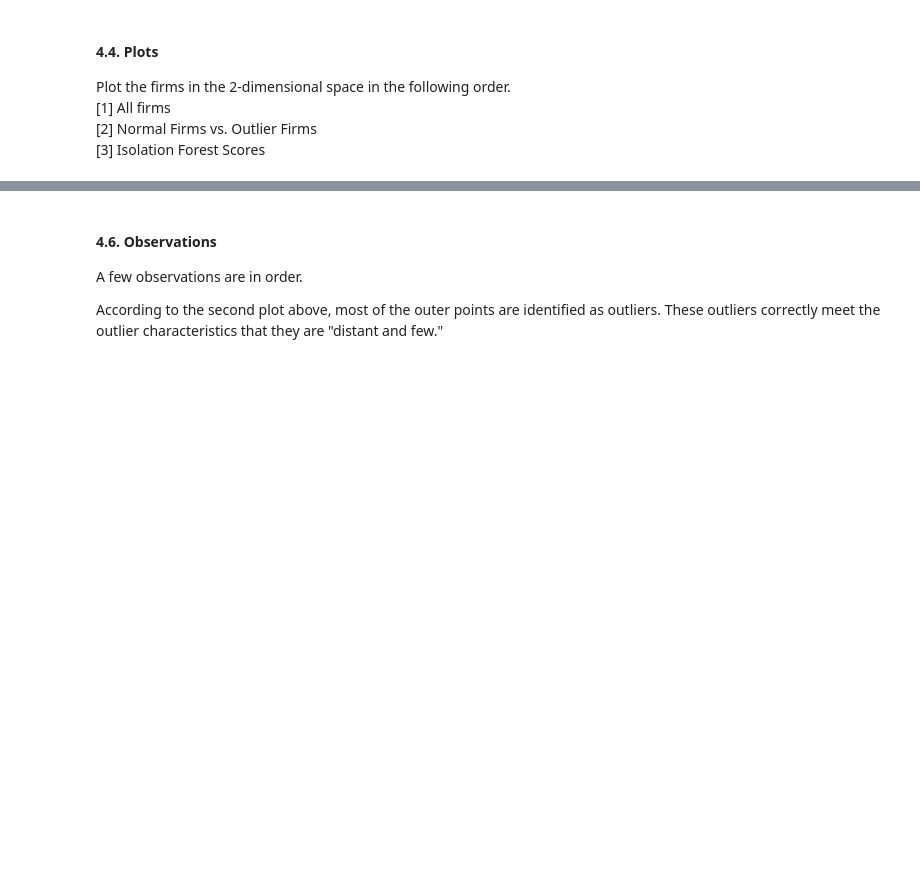
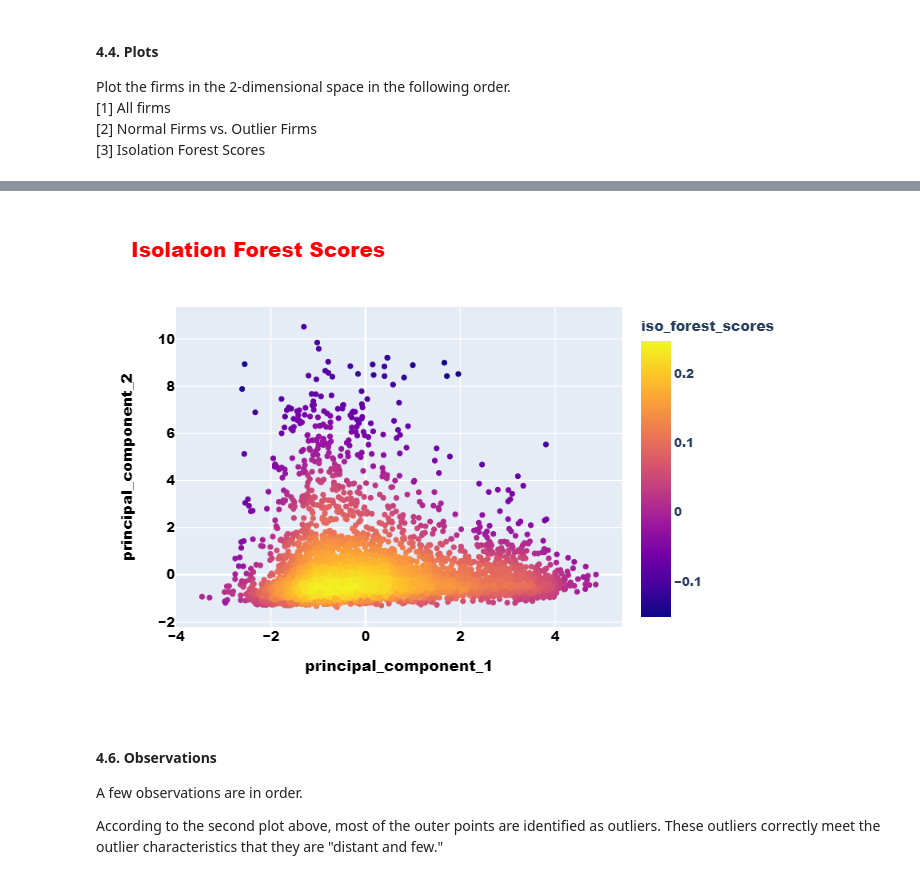
Before and after one commit to youngdataspace/Detect-Outliers-Using-Isolation-Forest, a Jupyter notebook: detect_outliers.ipynb, the cells around one changed output, grey strips where cells are left out. Cells and saved outputs as stored; diff of their text form; code cells hidden in the pictures; blank space fills up the shorter version.

```diff
--- a/detect_outliers.ipynb
+++ b/detect_outliers.ipynb
@@ -303,4 +303,4 @@ plot_firms(dataframe=pca_df, title="Normal Firms vs. Outlier Firms", color='iso_
 # %%
 # [3] Isolation Forest Scores
-plot_firms(dataframe=pca_df, title="Isolation Forest Scores", color='iso_forest_scores').show()
+plot_firms(dataframe=pca_df, title="Isolation Forest Scores", color='iso_forest_scores').show("png")
 # %% [output]
@@ -308,3 +307,4 @@ plot_firms(dataframe=pca_df, title="Isolation Forest Scores", color='iso_forest_
+[figure, added]
 # %% [markdown]
 #### 4.6. Observations
 A few observations are in order.
```
Also changed, not shown: parts of 4 cells of this notebook.
